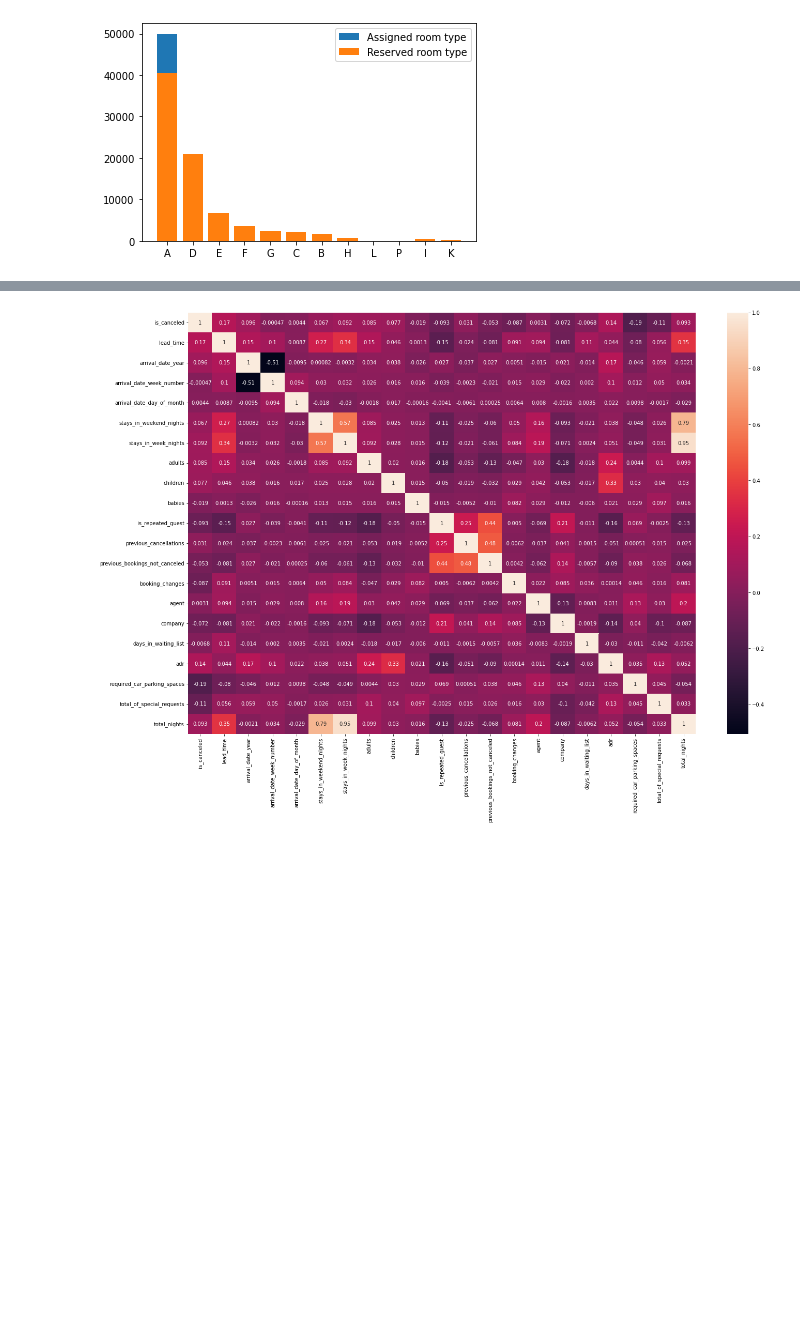
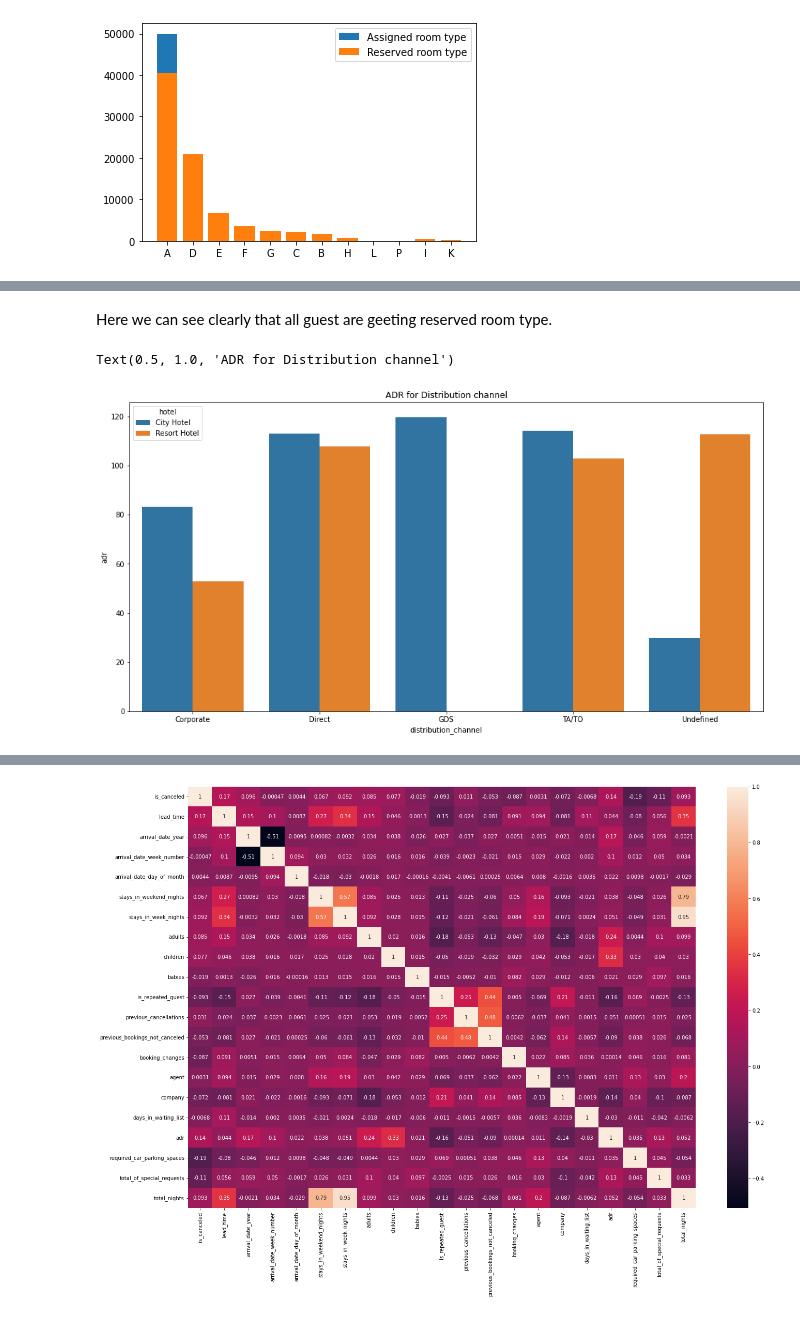
Before and after one commit to Pawan-kumar-Singh/Hotel_Booking-_Analysis, a Jupyter notebook: Hotel_Booking_Analysis_Capstone_Project.ipynb, the cells around one changed output, grey strips where cells are left out. Cells and saved outputs as stored; diff of their text form; code cells hidden in the pictures; blank space fills up the shorter version.

```diff
--- a/Hotel_Booking_Analysis_Capstone_Project.ipynb
+++ b/Hotel_Booking_Analysis_Capstone_Project.ipynb
@@ -1281,0 +1286,13 @@ KeyboardInterrupt: ignored
+# %% [markdown]
+Here we can see clearly that all guest are geeting reserved room type.
+# %%
+# group by distribution channel and hotel
+distribution_channel_df=df.groupby(['distribution_channel','hotel'])['adr'].mean().reset_index()
+
+# set plot size and plot barchart
+plt.figure(figsize=(16,8))
+sns.barplot(x='distribution_channel', y='adr', data=distribution_channel_df, hue='hotel')
+plt.title('ADR for Distribution channel')
+# %% [output]
+Text(0.5, 1.0, 'ADR for Distribution channel')
+[figure, added]
```
Also changed, not shown: parts of 46 cells of this notebook.
